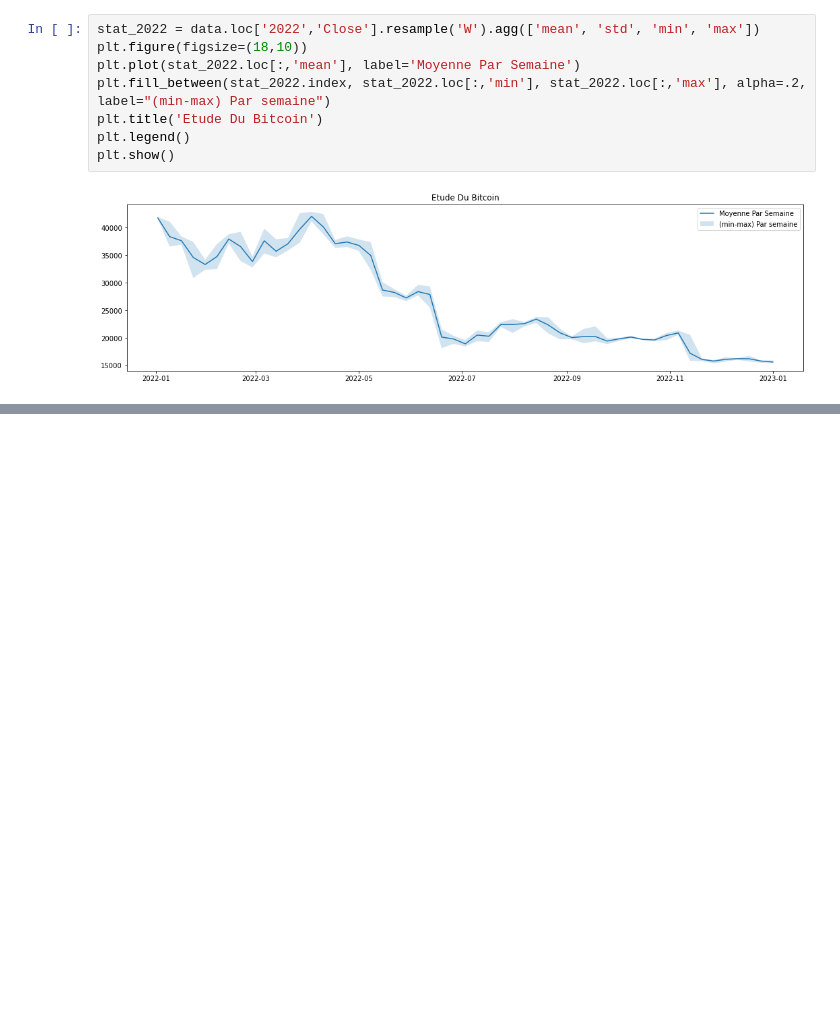
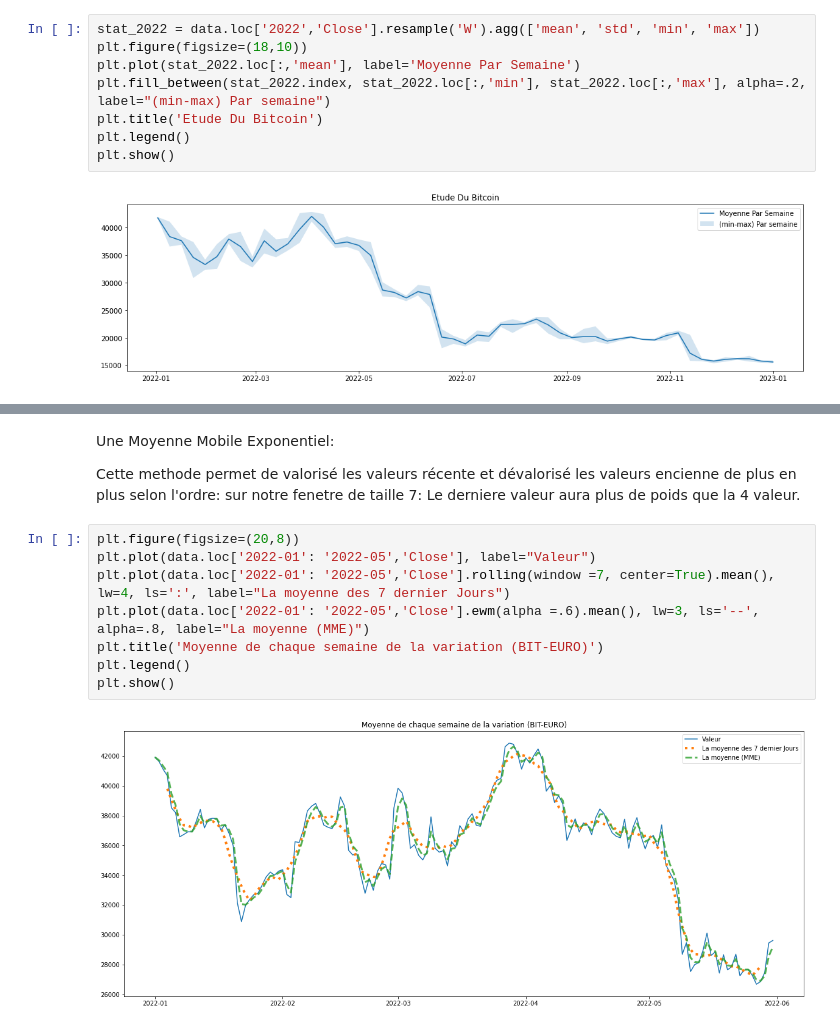
Before and after one commit to mohamed063197/Data-scientist, a Jupyter notebook: 02_Calcule_numérique-numpy_pandas + Application.ipynb, the cells around one changed output, grey strips where cells are left out. Drawn from its saved outputs; the diff is of its cells as text; blank space fills up the shorter version.

```diff
--- a/02_Calcule_numérique-numpy_pandas + Application.ipynb
+++ b/02_Calcule_numérique-numpy_pandas + Application.ipynb
@@ -888,0 +959,15 @@ plt.show()
+# %% [markdown]
+Une Moyenne Mobile Exponentiel:
+
+Cette methode permet de valorisé les valeurs récente et dévalorisé les valeurs encienne de plus en plus selon l'ordre:
+sur notre fenetre de taille 7: Le derniere valeur aura plus de poids que la 4 valeur.
+# %%
+plt.figure(figsize=(20,8))
+plt.plot(data.loc['2022-01': '2022-05','Close'], label="Valeur")
+plt.plot(data.loc['2022-01': '2022-05','Close'].rolling(window =7, center=True).mean(), lw=4, ls=':', label="La moyenne des 7 dernier Jours")
+plt.plot(data.loc['2022-01': '2022-05','Close'].ewm(alpha =.6).mean(), lw=3, ls='--', alpha=.8, label="La moyenne (MME)")
+plt.title('Moyenne de chaque semaine de la variation (BIT-EURO)')
+plt.legend()
+plt.show()
+# %% [output]
+[figure, added]
```
Also changed, not shown: parts of 51 cells of this notebook, 8 other files.
